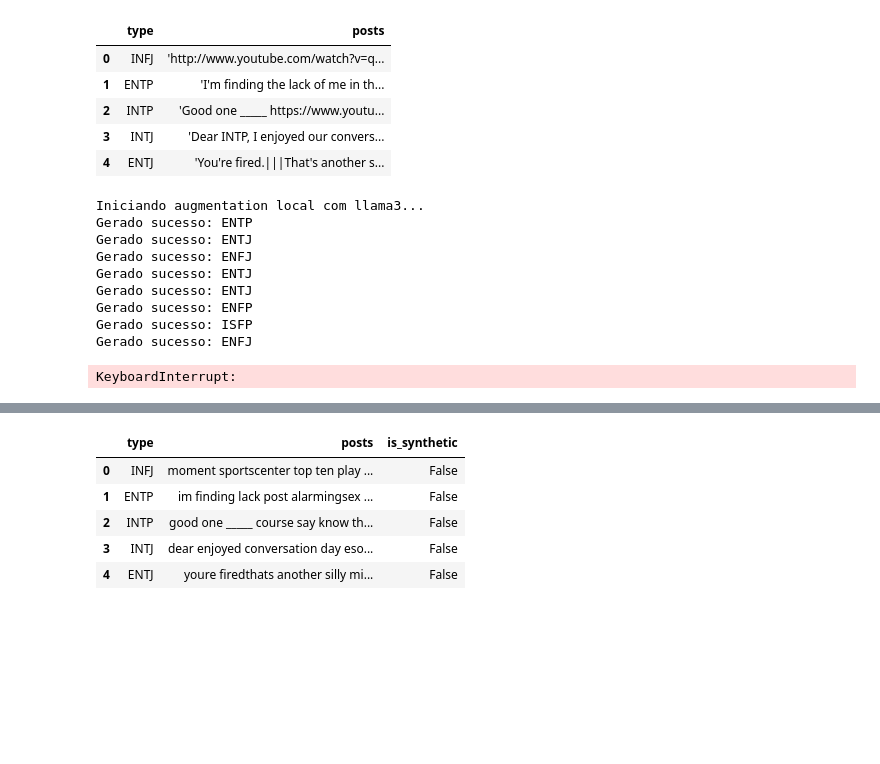
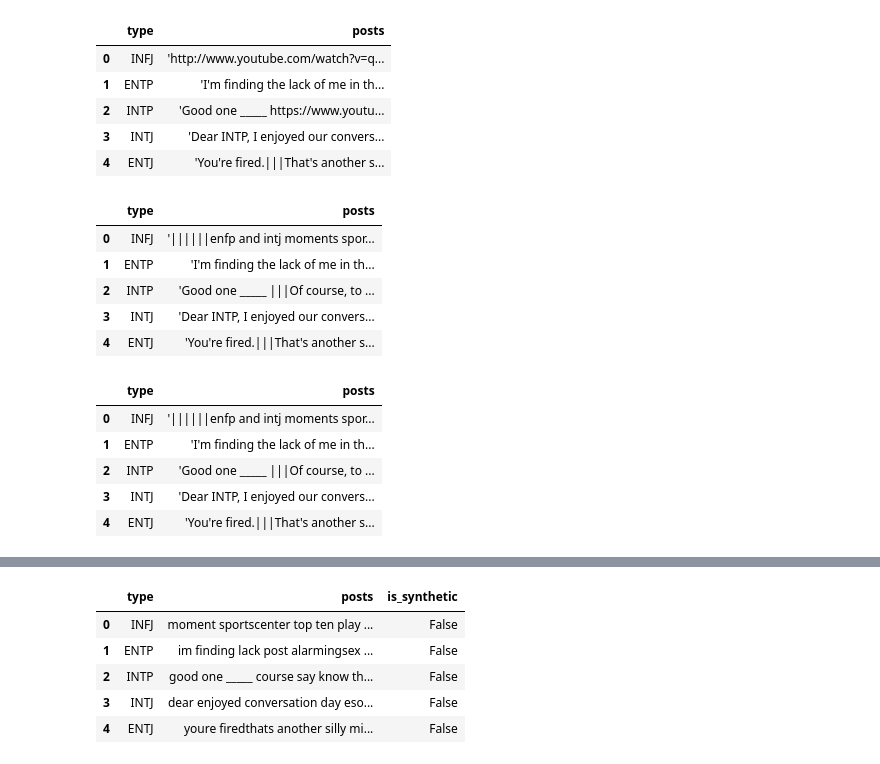
Before and after one commit to yasmimdanntass/MBTI-Classifier-Enhanced-by-Textual-Augmentation, a Jupyter notebook: LLM_augmentation.ipynb, the cells around one changed output, grey strips where cells are left out. Saved outputs shown, nothing was run; the diff lists cells and outputs as text; code cells hidden in the pictures; blank space fills up the shorter version.

```diff
--- a/LLM_augmentation.ipynb
+++ b/LLM_augmentation.ipynb
@@ -16,34 +36,3 @@ df.head()
 | 2 | INTP | 'Good one _____ https://www.youtu... |
 | 3 | INTJ | 'Dear INTP, I enjoyed our convers... |
 | 4 | ENTJ | 'You're fired.|||That's another s... |
-# %%
-import pandas as pd
-
-df_bruto = pd.read_csv("data/raw_datasets/mbti_1.csv")
-
-# (Opcional) Uma limpezinha bem leve apenas de URLs antes da IA, se quiser ajudar o Llama
-preprocessor_leve = Preprocessor(texts_column='posts')
-df_bruto = preprocessor_leve.remove_urls(df_bruto)
-
-# 2. Instancia e roda o LlamaAugmenter PRIMEIRO (no texto com gramática)
-augmenter = LlamaAugmenter(texts_column='posts', label_column='type')
-df_aumentado_bruto = augmenter.augment_minority_classes(df_bruto)
-
-# 3. AGORA SIM: Limpeza Pesada em TUDO (textos originais + gerados pela IA)
-print("Iniciando a limpeza pesada (NLP)...")
-preprocessor_pesado = Preprocessor(texts_column='posts')
-df_final_limpo = preprocessor_pesado.preprocess_complete(df_aumentado_bruto)
-
-# Salva o resultado final pronto para o Word2Vec
-df_final_limpo.head()
-# %% [output]
-Iniciando augmentation local com llama3...
-Gerado sucesso: ENTP
-Gerado sucesso: ENTJ
-Gerado sucesso: ENFJ
-Gerado sucesso: ENTJ
-Gerado sucesso: ENTJ
-Gerado sucesso: ENFP
-Gerado sucesso: ISFP
-Gerado sucesso: ENFJ
-KeyboardInterrupt:
@@ -49,0 +44,18 @@ KeyboardInterrupt:
+# %%
+df.head()
+# %% [output]
+|  | type | posts |
+| 0 | INFJ | '||||||enfp and intj moments spor... |
+| 1 | ENTP | 'I'm finding the lack of me in th... |
+| 2 | INTP | 'Good one _____ |||Of course, to ... |
+| 3 | INTJ | 'Dear INTP, I enjoyed our convers... |
+| 4 | ENTJ | 'You're fired.|||That's another s... |
+# %%
+df_limpo.head()
+# %% [output]
+|  | type | posts |
+| 0 | INFJ | '||||||enfp and intj moments spor... |
+| 1 | ENTP | 'I'm finding the lack of me in th... |
+| 2 | INTP | 'Good one _____ |||Of course, to ... |
+| 3 | INTJ | 'Dear INTP, I enjoyed our convers... |
+| 4 | ENTJ | 'You're fired.|||That's another s... |
```
Also changed, not shown: parts of 9 cells of this notebook, 3 other files.
